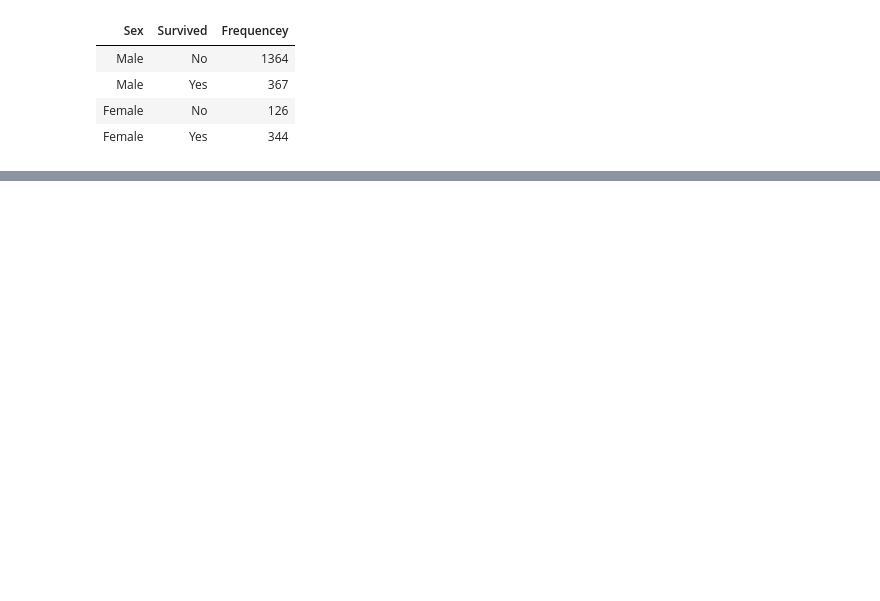
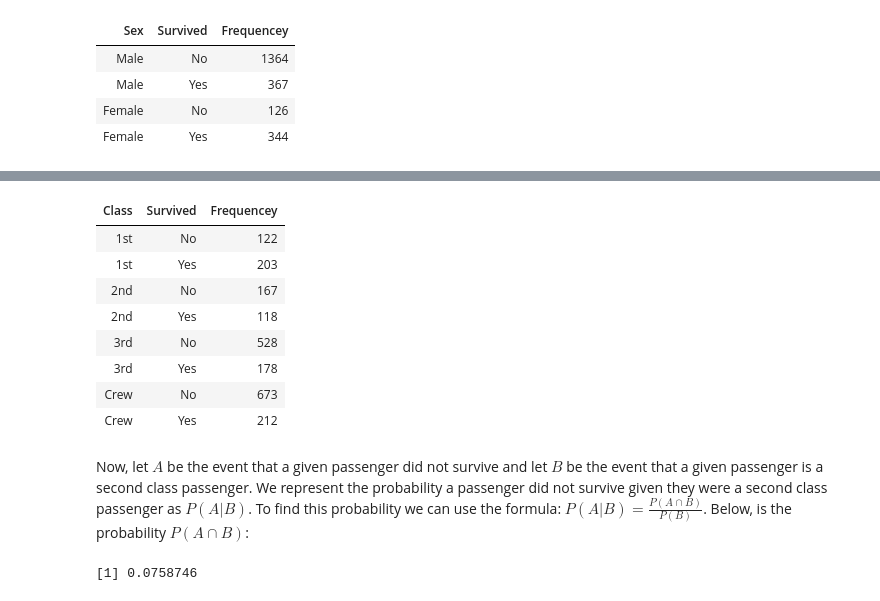
Before and after one commit to trainorp/iteachAST505, a Jupyter notebook: Assignments/Labs/Lab2.ipynb, the cells around one changed output, grey strips where cells are left out. Drawn from its saved outputs; the diff is of its cells as text; code cells hidden in the pictures; blank space fills up the shorter version.

```diff
--- a/Assignments/Labs/Lab2.ipynb
+++ b/Assignments/Labs/Lab2.ipynb
@@ -125,0 +184,18 @@ Titanic %>% group_by(Sex, Survived) %>% summarize(Frequencey = sum(Freq))
+# %%
+Titanic %>% group_by(Class, Survived) %>% summarize(Frequencey = sum(Freq))
+# %% [output]
+| Class | Survived | Frequencey |
+| 1st | No | 122 |
+| 1st | Yes | 203 |
+| 2nd | No | 167 |
+| 2nd | Yes | 118 |
+| 3rd | No | 528 |
+| 3rd | Yes | 178 |
+| Crew | No | 673 |
+| Crew | Yes | 212 |
+# %% [markdown]
+Now, let $A$ be the event that a given passenger did not survive and let $B$ be the event that a given passenger is a second class passenger. We represent the probability a passenger did not survive given they were a second class passenger as $P(A|B)$. To find this probability we can use the formula: $P(A|B) = \frac{P(A \cap B)}{P(B)}$. Below, is the probability  $P(A \cap B)$:
+# %%
+167 / 2201
+# %% [output]
+[1] 0.0758746
```
Also changed, not shown: parts of 35 cells of this notebook, 1 other file.
